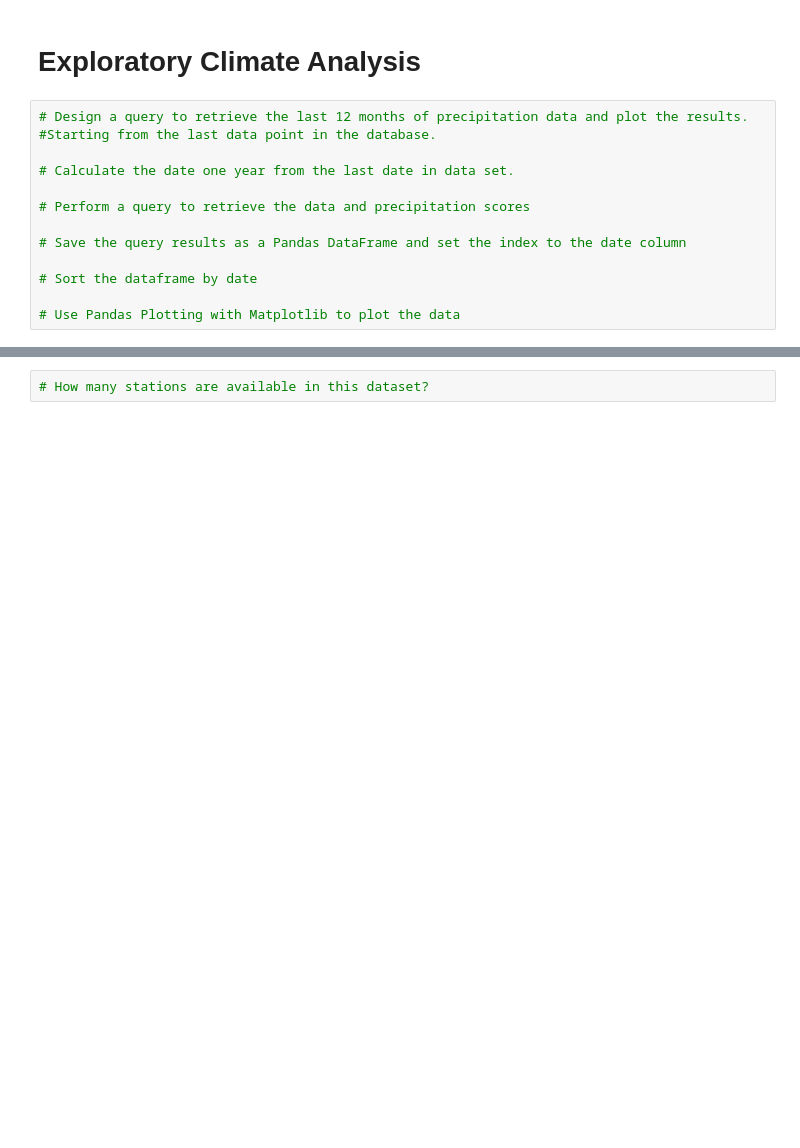
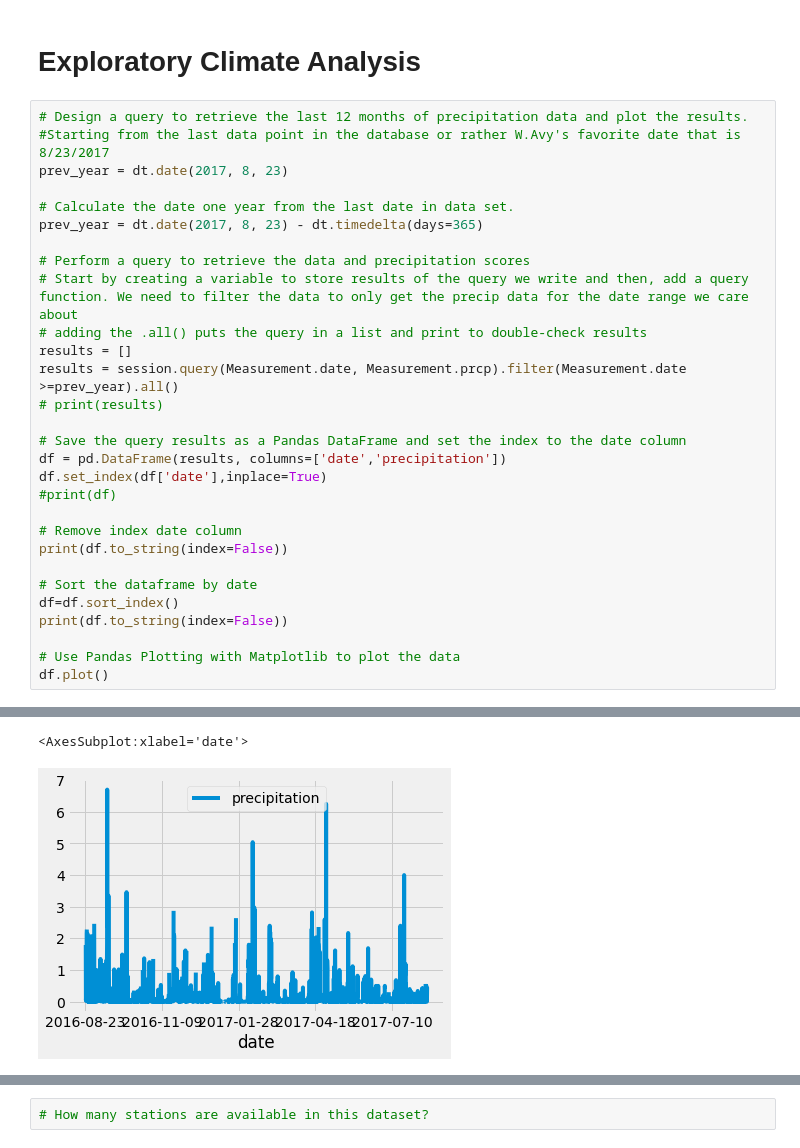
Before and after one commit to skyesteptoe/9_SQLLite, a Jupyter notebook: climate_analysis.ipynb, the cells around one changed output, grey strips where cells are left out. Drawn from its saved outputs; the diff is of its cells as text; blank space fills up the shorter version.

Commit message:
Precipitation analsyis complete

```diff
--- a/climate_analysis.ipynb
+++ b/climate_analysis.ipynb
@@ -45,14 +45,31 @@ session = Session(engine)
 # Exploratory Climate Analysis
 # %%
 # Design a query to retrieve the last 12 months of precipitation data and plot the results.
-#Starting from the last data point in the database.
+#Starting from the last data point in the database or rather W.Avy's favorite date that is 8/23/2017
+prev_year = dt.date(2017, 8, 23)
 
 # Calculate the date one year from the last date in data set.
+prev_year = dt.date(2017, 8, 23) - dt.timedelta(days=365)
 
 # Perform a query to retrieve the data and precipitation scores
+# Start by creating a variable to store results of the query we write and then, add a query function. We need to filter the data to only get the precip data for the date range we care about
+# adding the .all() puts the query in a list and print to double-check results
+results = []
+results = session.query(Measurement.date, Measurement.prcp).filter(Measurement.date >=prev_year).all()
+# print(results)
 
 # Save the query results as a Pandas DataFrame and set the index to the date column
+df = pd.DataFrame(results, columns=['date','precipitation'])
+df.set_index(df['date'],inplace=True)
+#print(df)
+
+# Remove index date column
+print(df.to_string(index=False))
 
 # Sort the dataframe by date
+df=df.sort_index()
+print(df.to_string(index=False))
 
 # Use Pandas Plotting with Matplotlib to plot the data
+df.plot()
+# %% [output]
@@ -59 +93,3 @@ session = Session(engine)
+<AxesSubplot:xlabel='date'>
+[figure, added]
 # %%
```
Also changed, not shown: parts of 2 cells of this notebook.
